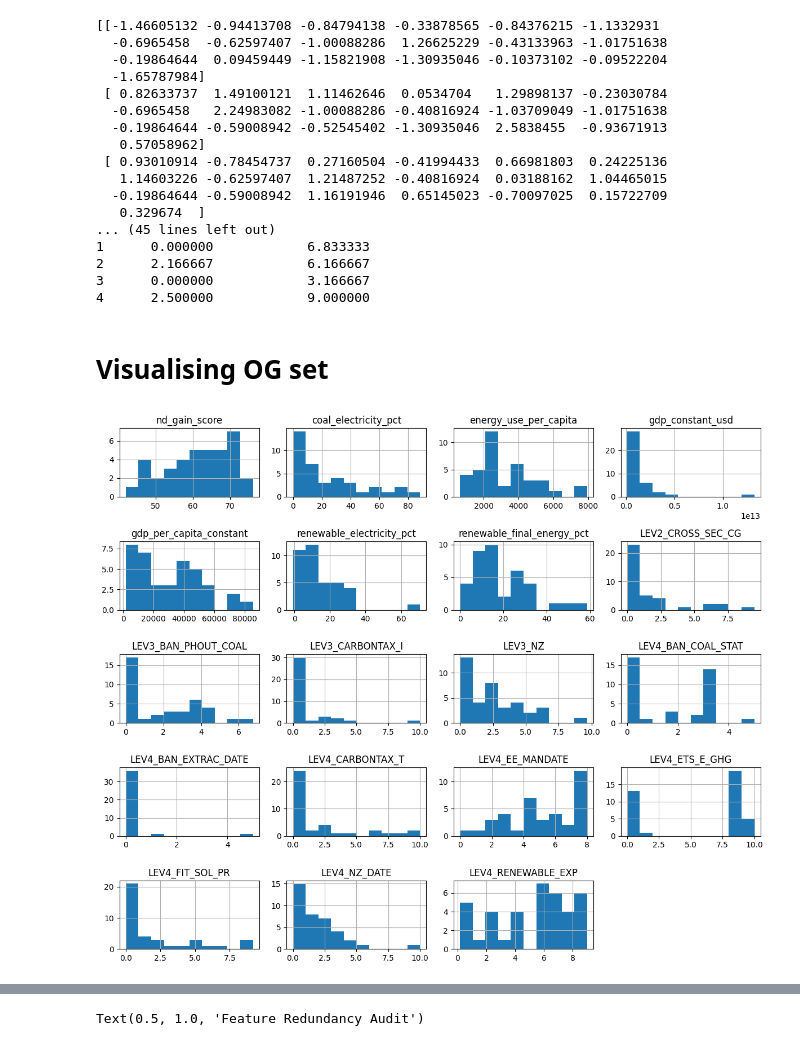
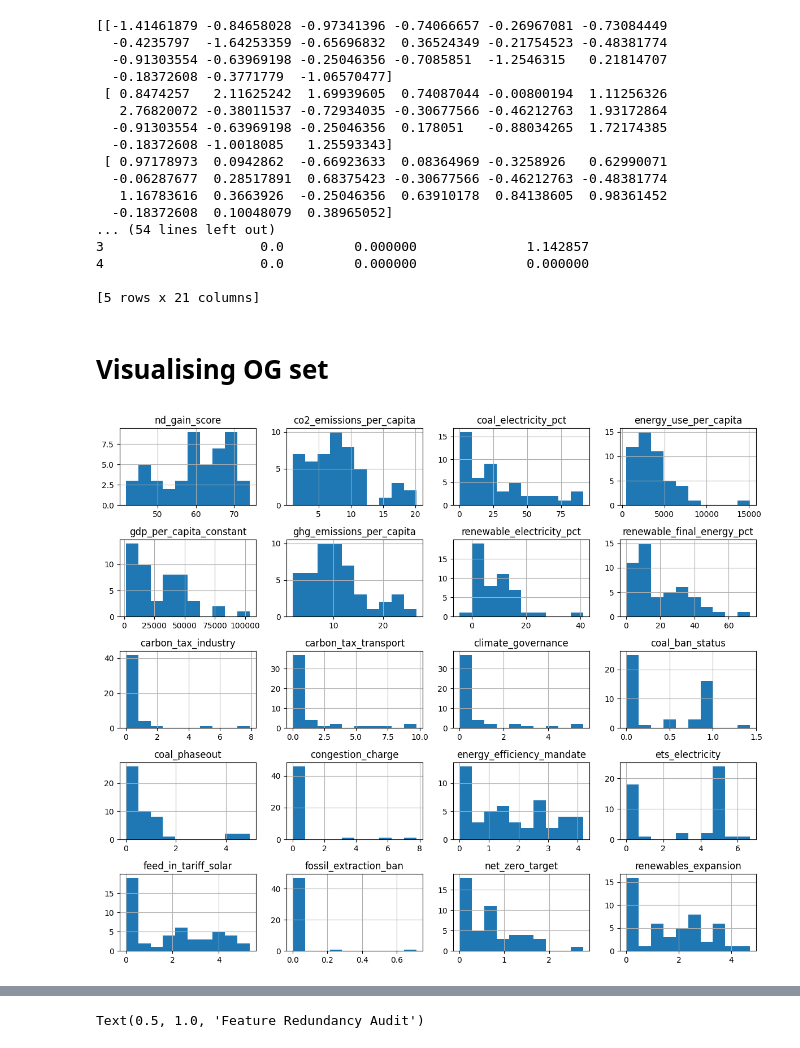
Before and after one commit to irvsam/Identifying-and-Tracking-Climate-Policy-Archetypes, a Jupyter notebook: notebooks/clustering/kmeans/preprocessing.ipynb, the cells around one changed output, grey strips where cells are left out. Saved outputs shown, nothing was run; the diff lists cells and outputs as text; code cells hidden in the pictures.

Commit message:
updated visuals and tweaked experiment slightly

```diff
--- a/notebooks/clustering/kmeans/preprocessing.ipynb
+++ b/notebooks/clustering/kmeans/preprocessing.ipynb
@@ -5,7 +5,7 @@ from sklearn.preprocessing import StandardScaler
 import pandas as pd
 
 # Get the dataset
-df_averaged = pd.read_csv('../../../data/processed/final_feature_matrix.csv')
+df_averaged = pd.read_csv('../../../data/processed/climate_archetypes_avg.csv')
 
 # Drop non numerical values
 X = df_averaged.drop(columns=['country_code', 'Name'])
@@ -23,34 +23,36 @@ print(X[:5])
 # Which scaling method is best for K-Means? StandardScaler?
 # Use standard scalar
 # %% [output]
-[[-1.46605132 -0.94413708 -0.84794138 -0.33878565 -0.84376215 -1.1332931
-  -0.6965458  -0.62597407 -1.00088286  1.26625229 -0.43133963 -1.01751638
-  -0.19864644  0.09459449 -1.15821908 -1.30935046 -0.10373102 -0.09522204
-  -1.65787984]
- [ 0.82633737  1.49100121  1.11462646  0.0534704   1.29898137 -0.23030784
-  -0.6965458   2.24983082 -1.00088286 -0.40816924 -1.03709049 -1.01751638
-  -0.19864644 -0.59008942 -0.52545402 -1.30935046  2.5838455  -0.93671913
-   0.57058962]
- [ 0.93010914 -0.78454737  0.27160504 -0.41994433  0.66981803  0.24225136
-   1.14603226 -0.62597407  1.21487252 -0.40816924  0.03188162  1.04465015
-  -0.19864644 -0.59008942  1.16191946  0.65145023 -0.70097025  0.15722709
-   0.329674  ]
-... (45 lines left out)
-1      0.000000            6.833333
-2      2.166667            6.166667
-3      0.000000            3.166667
-4      2.500000            9.000000
+[[-1.41461879 -0.84658028 -0.97341396 -0.74066657 -0.26967081 -0.73084449
+  -0.4235797  -1.64253359 -0.65696832  0.36524349 -0.21754523 -0.48381774
+  -0.91303554 -0.63969198 -0.25046356 -0.7085851  -1.2546315   0.21814707
+  -0.18372608 -0.3771779  -1.06570477]
+ [ 0.8474257   2.11625242  1.69939605  0.74087044 -0.00800194  1.11256326
+   2.76820072 -0.38011537 -0.72934035 -0.30677566 -0.46212763  1.93172864
+  -0.91303554 -0.63969198 -0.25046356  0.178051   -0.88034265  1.72174385
+  -0.18372608 -1.0018085   1.25593343]
+ [ 0.97178973  0.0942862  -0.66923633  0.08364969 -0.3258926   0.62990071
+  -0.06287677  0.28517891  0.68375423 -0.30677566 -0.46212763 -0.48381774
+   1.16783616  0.3663926  -0.25046356  0.63910178  0.84138605  0.98361452
+  -0.18372608  0.10048079  0.38965052]
+... (54 lines left out)
+3                    0.0         0.000000              1.142857
+4                    0.0         0.000000              0.000000
+
+[5 rows x 21 columns]
 # %% [markdown]
 # Visualising OG set
 # %%
 # Simple visualisation of distibution of og set
 
+# remove gdp constant
+df_averaged = df_averaged.drop(columns=['gdp_constant_usd'])
 
 df_averaged.hist(figsize=(12, 10))
 plt.tight_layout()
 plt.show()
 # %% [output]
-[figure, old version]
+[figure, new version]
 # %%
 
 
```
Also changed, not shown: parts of 1 cell of this notebook.
